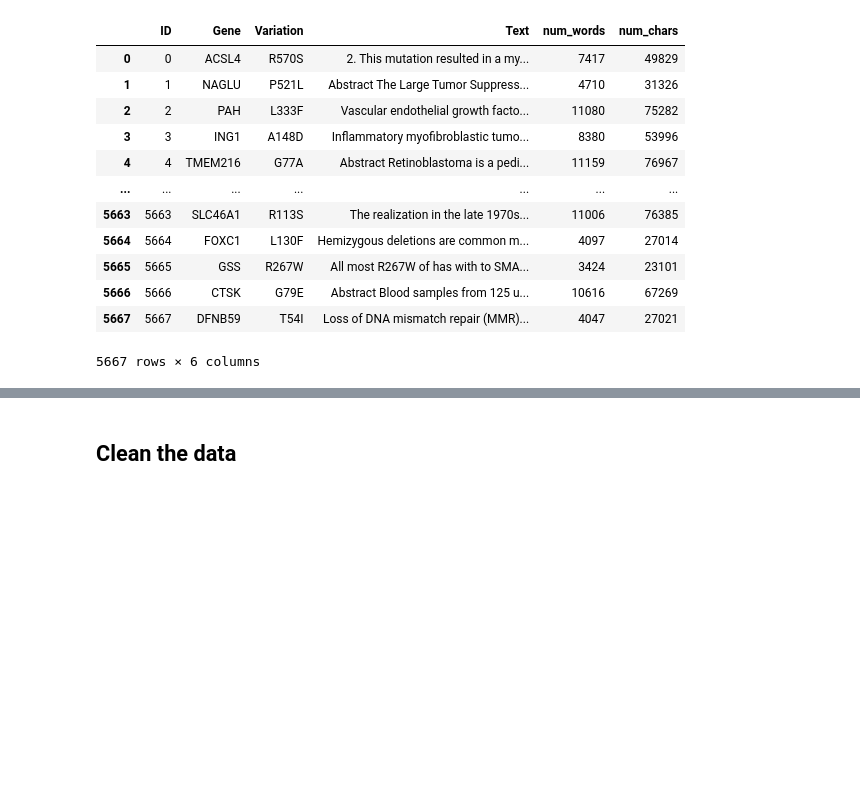
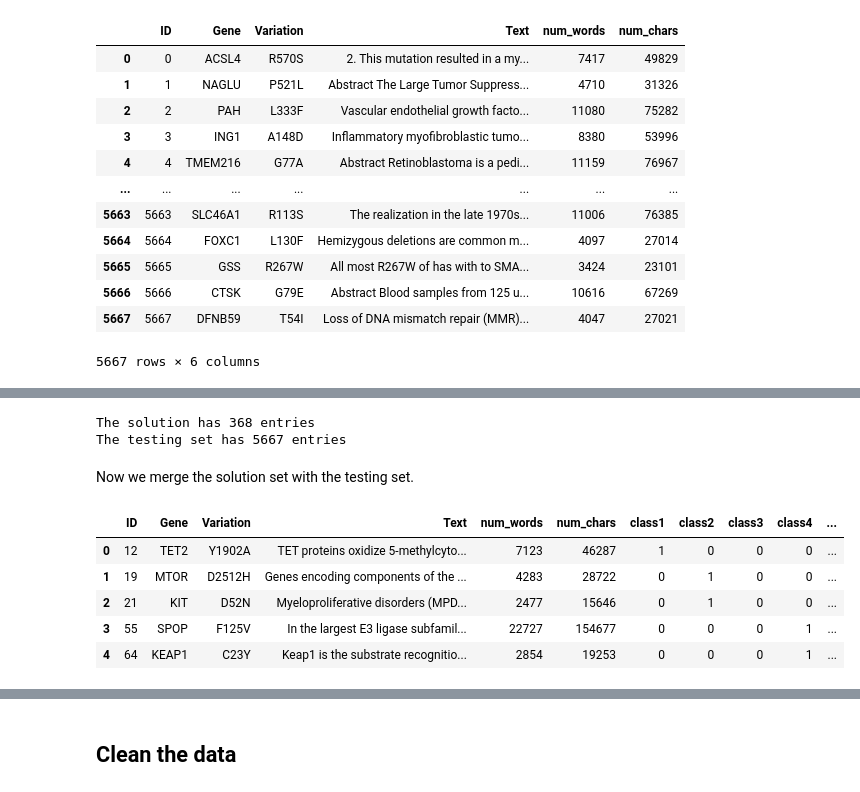
Before and after one commit to kfchou/PersonalizedMedicine, a Jupyter notebook: some tryings of imbalanced classification.ipynb, the cells around one changed output, grey strips where cells are left out. Saved outputs shown, nothing was run; the diff lists cells and outputs as text; code cells hidden in the pictures; blank space fills up the shorter version.

```diff
--- a/some tryings of imbalanced classification.ipynb
+++ b/some tryings of imbalanced classification.ipynb
@@ -272,0 +275,2 @@ y_true_oh = solution_df_truncated.values
+# %%
+solution = pd.read_csv('stage1_solution_filtered.csv')
@@ -272,0 +286,18 @@ y_true_oh = solution_df_truncated.values
+# %%
+print('The solution has', len(solution), 'entries')
+print('The testing set has', len(test_df), 'entries')
+# %% [output]
+The solution has 368 entries
+The testing set has 5667 entries
+# %% [markdown]
+Now we merge the solution set with the testing set.
+# %%
+merge_test_solution = pd.merge(test_df,solution,on='ID')
+merge_test_solution.head()
+# %% [output]
+|  | ID | Gene | Variation | Text | num_words | num_chars | class1 | class2 | class3 | class4 | ... |
+| 0 | 12 | TET2 | Y1902A | TET proteins oxidize 5-methylcyto... | 7123 | 46287 | 1 | 0 | 0 | 0 | ... |
+| 1 | 19 | MTOR | D2512H | Genes encoding components of the ... | 4283 | 28722 | 0 | 1 | 0 | 0 | ... |
+| 2 | 21 | KIT | D52N | Myeloproliferative disorders (MPD... | 2477 | 15646 | 0 | 1 | 0 | 0 | ... |
+| 3 | 55 | SPOP | F125V | In the largest E3 ligase subfamil... | 22727 | 154677 | 0 | 0 | 0 | 1 | ... |
+| 4 | 64 | KEAP1 | C23Y | Keap1 is the substrate recognitio... | 2854 | 19253 | 0 | 0 | 0 | 1 | ... |
```
Also changed, not shown: parts of 9 cells of this notebook.
